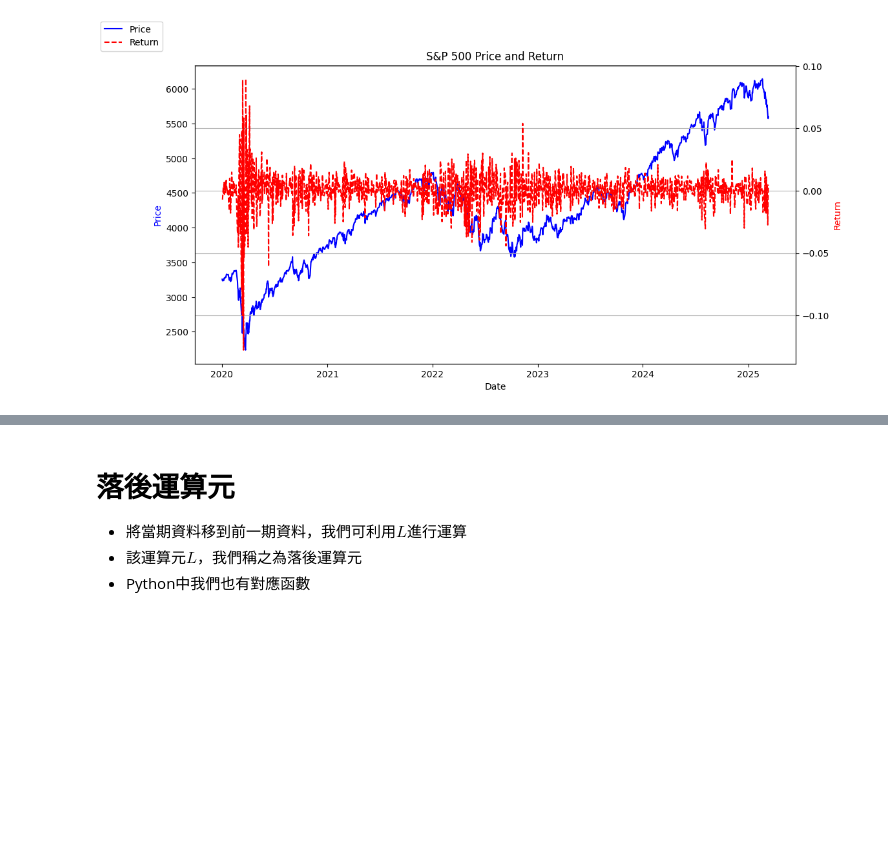
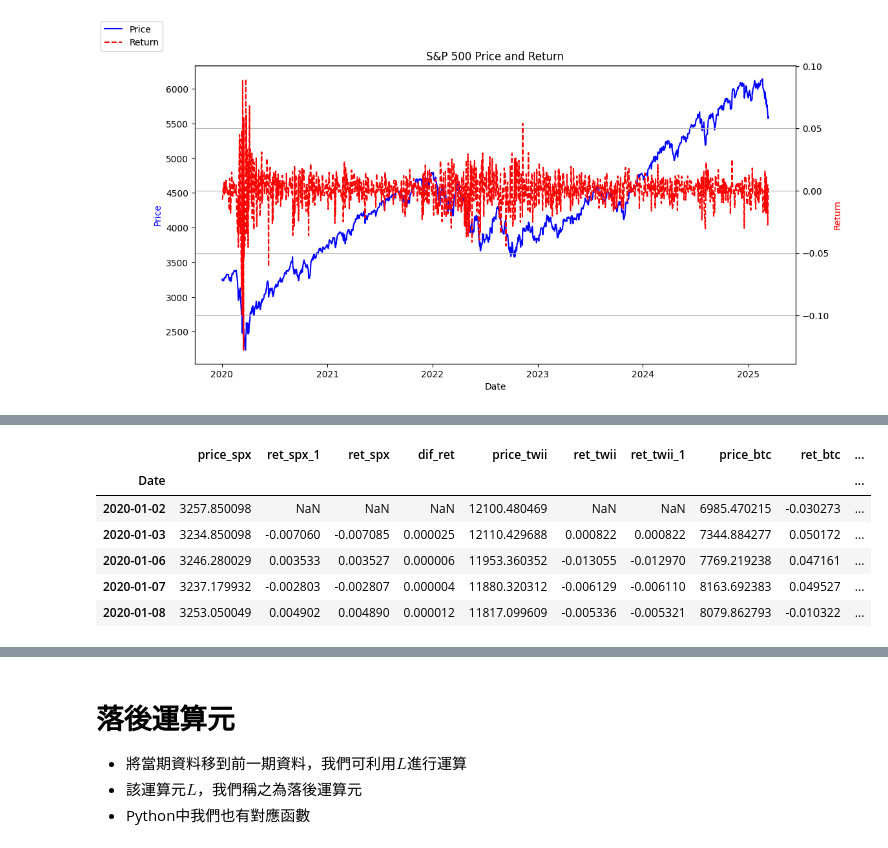
Before and after one commit to quetion/time_series_SCU, a Jupyter notebook: TS_Ch1_exercise.ipynb, the cells around one changed output, grey strips where cells are left out. Cells and saved outputs as stored; diff of their text form; code cells hidden in the pictures; blank space fills up the shorter version.

```diff
--- a/TS_Ch1_exercise.ipynb
+++ b/TS_Ch1_exercise.ipynb
@@ -265,0 +307,10 @@ plt.show()
+# %%
+test.head()
+# %% [output]
+|  | price_spx | ret_spx_1 | ret_spx | dif_ret | price_twii | ret_twii | ret_twii_1 | price_btc | ret_btc | ... |
+| Date |  |  |  |  |  |  |  |  |  | ... |
+| 2020-01-02 | 3257.850098 | NaN | NaN | NaN | 12100.480469 | NaN | NaN | 6985.470215 | -0.030273 | ... |
+| 2020-01-03 | 3234.850098 | -0.007060 | -0.007085 | 0.000025 | 12110.429688 | 0.000822 | 0.000822 | 7344.884277 | 0.050172 | ... |
+| 2020-01-06 | 3246.280029 | 0.003533 | 0.003527 | 0.000006 | 11953.360352 | -0.013055 | -0.012970 | 7769.219238 | 0.047161 | ... |
+| 2020-01-07 | 3237.179932 | -0.002803 | -0.002807 | 0.000004 | 11880.320312 | -0.006129 | -0.006110 | 8163.692383 | 0.049527 | ... |
+| 2020-01-08 | 3253.050049 | 0.004902 | 0.004890 | 0.000012 | 11817.099609 | -0.005336 | -0.005321 | 8079.862793 | -0.010322 | ... |
```
Also changed, not shown: parts of 11 cells of this notebook.
